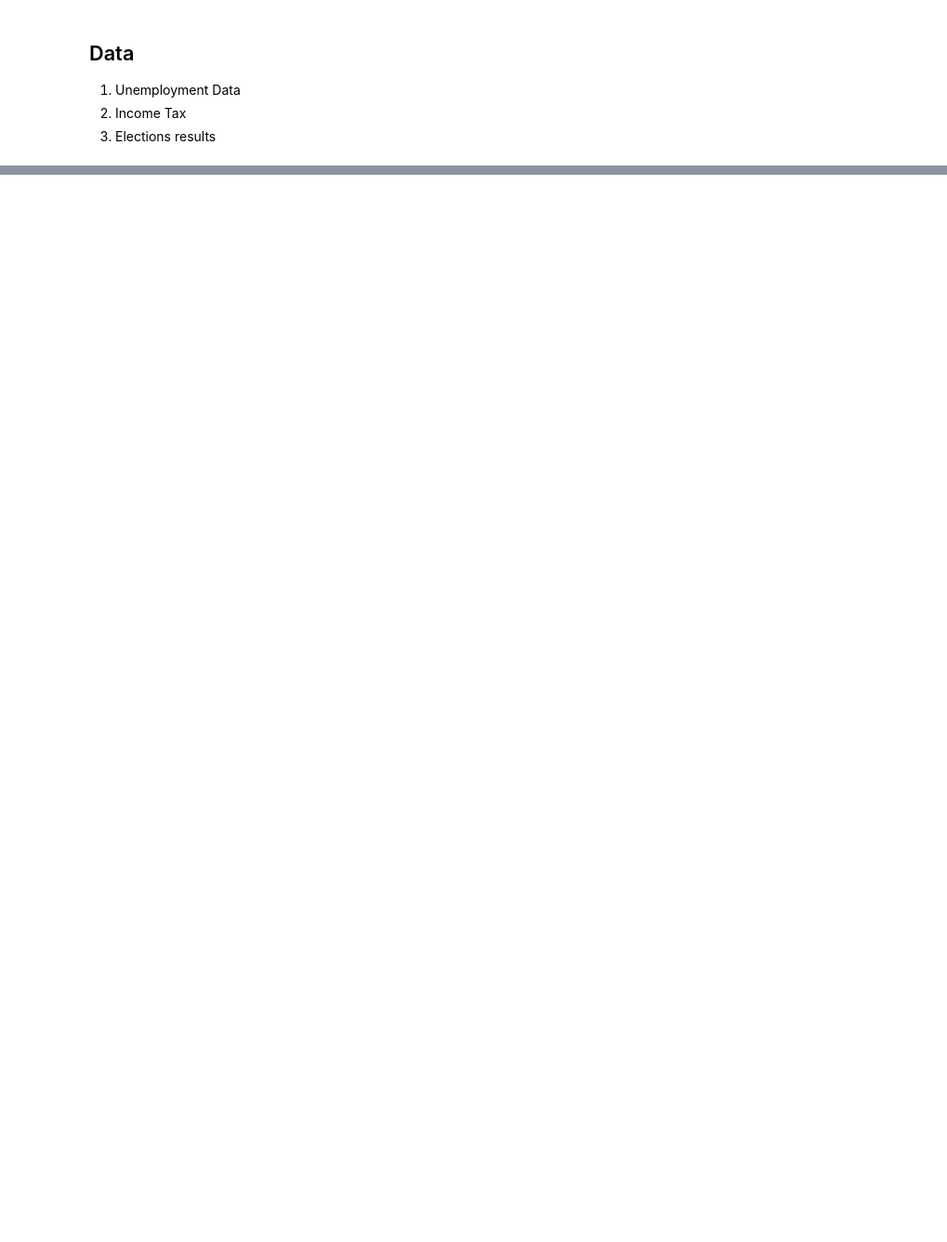
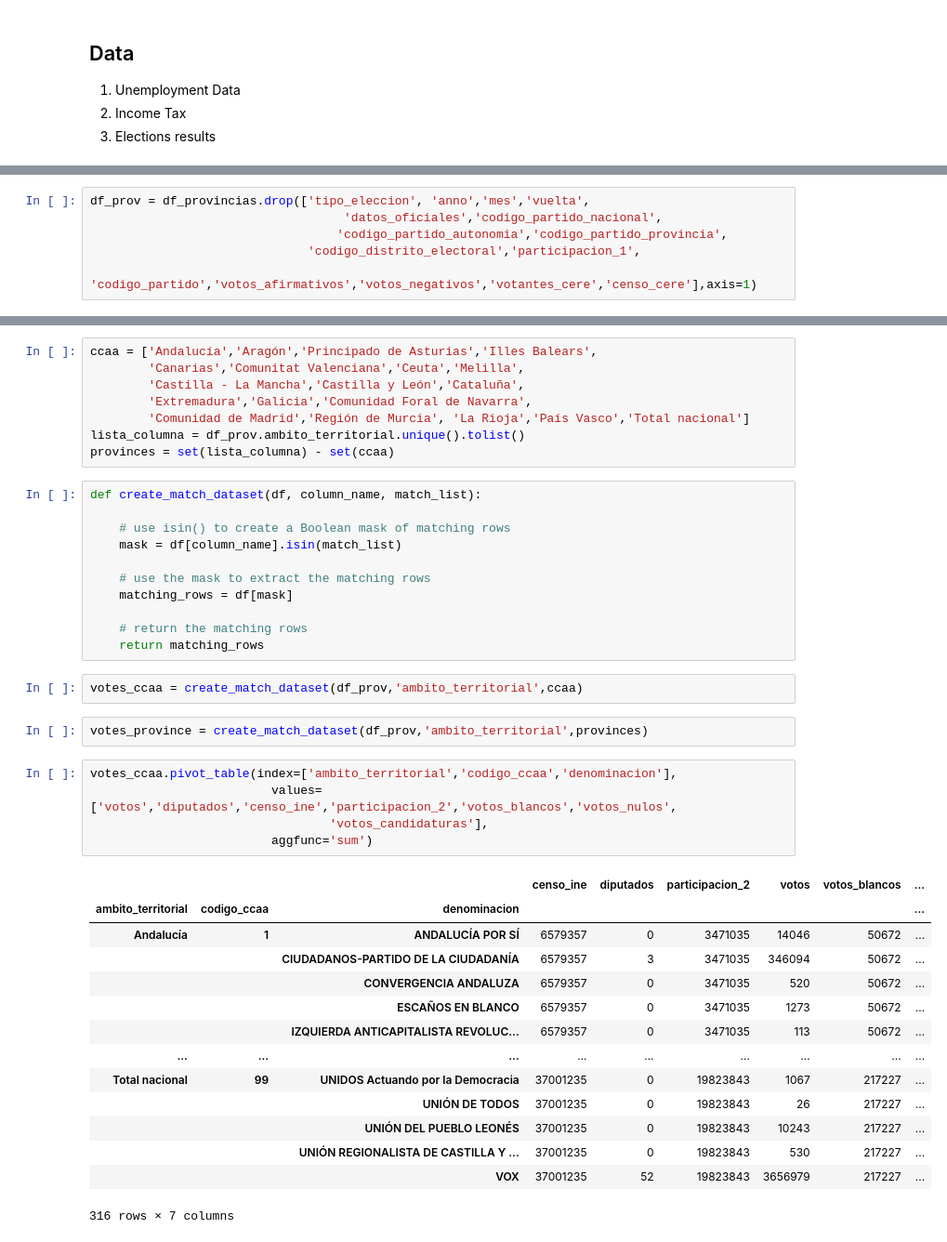
Before and after one commit to iaguerri/ih-data-powerbi, a Jupyter notebook: jupyter/transform.ipynb, the cells around one changed output, grey strips where cells are left out. Shown at 93% size. Saved outputs shown, nothing was run; the diff lists cells and outputs as text; blank space fills up the shorter version.

```diff
--- a/jupyter/transform.ipynb
+++ b/jupyter/transform.ipynb
@@ -70,0 +262,6 @@ paro = csv_unemployment('paro_provincias')
+# %%
+df_prov = df_provincias.drop(['tipo_eleccion', 'anno','mes','vuelta',
+                                   'datos_oficiales','codigo_partido_nacional',
+                                  'codigo_partido_autonomia','codigo_partido_provincia',
+                              'codigo_distrito_electoral','participacion_1',
+                                   'codigo_partido','votos_afirmativos','votos_negativos','votantes_cere','censo_cere'],axis=1)
@@ -70,0 +303,43 @@ paro = csv_unemployment('paro_provincias')
+# %%
+ccaa = ['Andalucía','Aragón','Principado de Asturias','Illes Balears',
+        'Canarias','Comunitat Valenciana','Ceuta','Melilla',
+        'Castilla - La Mancha','Castilla y León','Cataluña',
+        'Extremadura','Galicia','Comunidad Foral de Navarra',
+        'Comunidad de Madrid','Región de Murcia', 'La Rioja','País Vasco','Total nacional']
+lista_columna = df_prov.ambito_territorial.unique().tolist()
+provinces = set(lista_columna) - set(ccaa)
+# %%
+def create_match_dataset(df, column_name, match_list):
+
+    # use isin() to create a Boolean mask of matching rows
+    mask = df[column_name].isin(match_list)
+
+    # use the mask to extract the matching rows
+    matching_rows = df[mask]
+
+    # return the matching rows
+    return matching_rows
+# %%
+votes_ccaa = create_match_dataset(df_prov,'ambito_territorial',ccaa)
+# %%
+votes_province = create_match_dataset(df_prov,'ambito_territorial',provinces)
+# %%
+votes_ccaa.pivot_table(index=['ambito_territorial','codigo_ccaa','denominacion'],
+                         values=['votos','diputados','censo_ine','participacion_2','votos_blancos','votos_nulos',
+                                 'votos_candidaturas'],
+                         aggfunc='sum')
+# %% [output]
+|  |  |  | censo_ine | diputados | participacion_2 | votos | votos_blancos | ... |
+| ambito_territorial | codigo_ccaa | denominacion |  |  |  |  |  | ... |
+| Andalucía | 1 | ANDALUCÍA POR SÍ | 6579357 | 0 | 3471035 | 14046 | 50672 | ... |
+|  |  | CIUDADANOS-PARTIDO DE LA CIUDADANÍA | 6579357 | 3 | 3471035 | 346094 | 50672 | ... |
+|  |  | CONVERGENCIA ANDALUZA | 6579357 | 0 | 3471035 | 520 | 50672 | ... |
+|  |  | ESCAÑOS EN BLANCO | 6579357 | 0 | 3471035 | 1273 | 50672 | ... |
+|  |  | IZQUIERDA ANTICAPITALISTA REVOLUC... | 6579357 | 0 | 3471035 | 113 | 50672 | ... |
+| ... | ... | ... | ... | ... | ... | ... | ... | ... |
+| Total nacional | 99 | UNIDOS Actuando por la Democracia | 37001235 | 0 | 19823843 | 1067 | 217227 | ... |
+|  |  | UNIÓN DE TODOS | 37001235 | 0 | 19823843 | 26 | 217227 | ... |
+|  |  | UNIÓN DEL PUEBLO LEONÉS | 37001235 | 0 | 19823843 | 10243 | 217227 | ... |
+|  |  | UNIÓN REGIONALISTA DE CASTILLA Y ... | 37001235 | 0 | 19823843 | 530 | 217227 | ... |
+|  |  | VOX | 37001235 | 52 | 19823843 | 3656979 | 217227 | ... |
+316 rows × 7 columns
```
Also changed, not shown: parts of 69 cells of this notebook, 20 other files.
